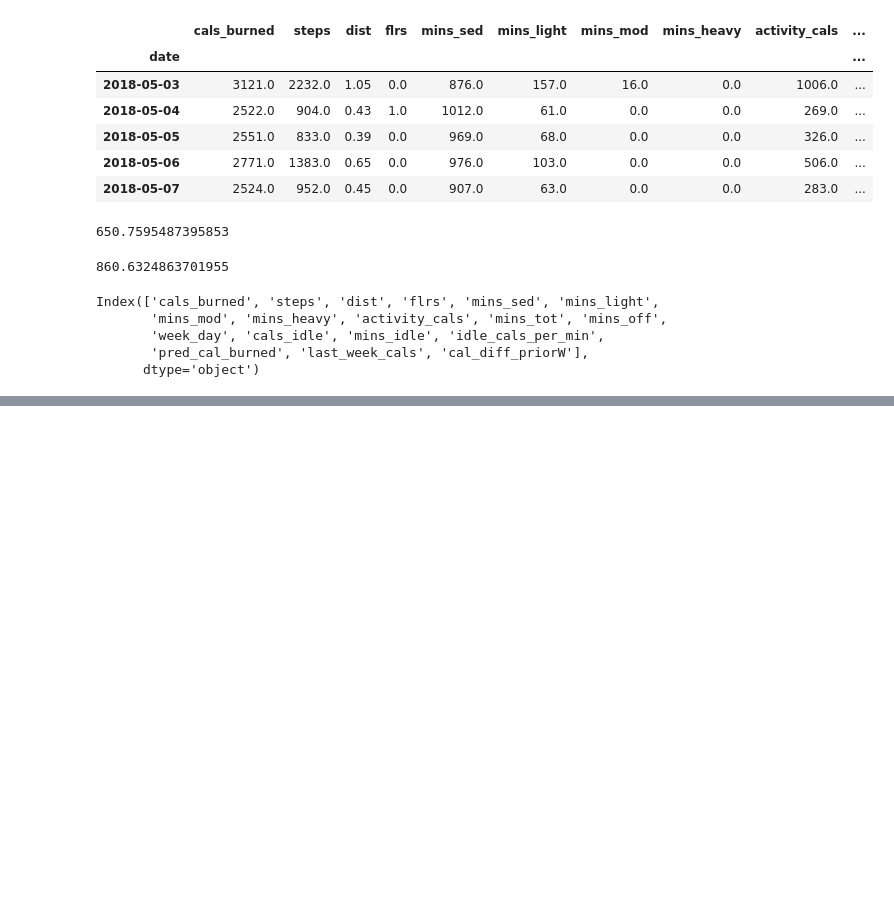
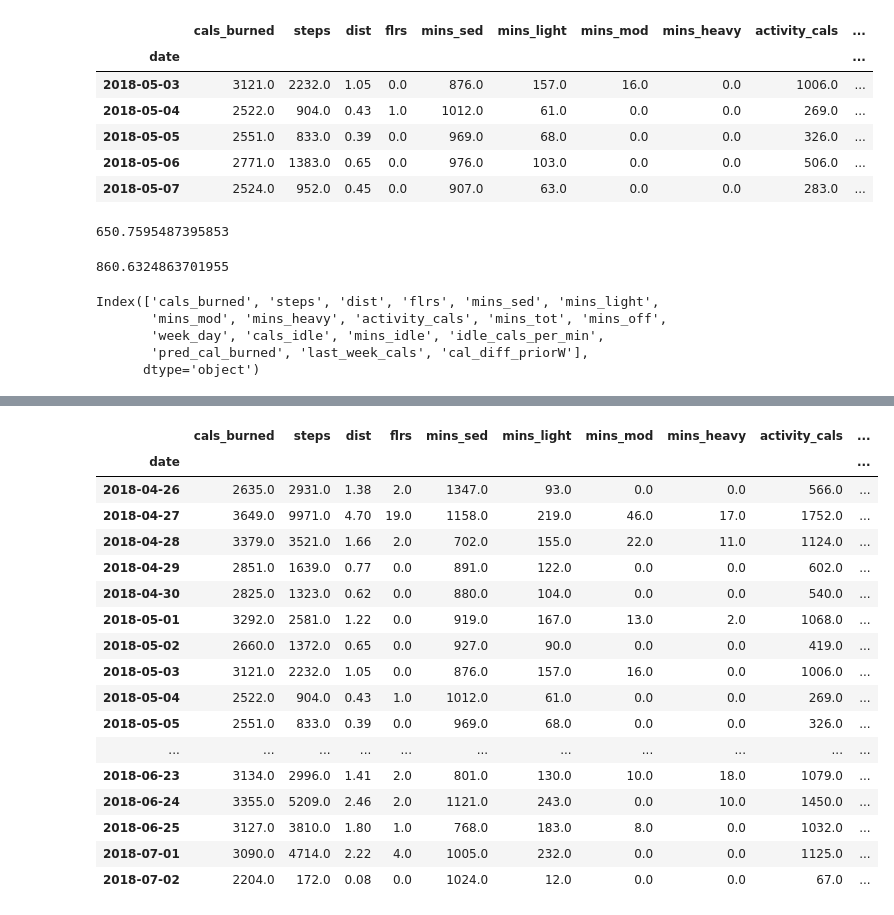
Before and after one commit to DoubleStufERoe/BayesP05_Fitbit, a Jupyter notebook: scratch_jeff.ipynb, the cells around one changed output, grey strips where cells are left out. Saved outputs shown, nothing was run; the diff lists cells and outputs as text; code cells hidden in the pictures; blank space fills up the shorter version.

```diff
--- a/scratch_jeff.ipynb
+++ b/scratch_jeff.ipynb
@@ -227,0 +248,21 @@ Index(['cals_burned', 'steps', 'dist', 'flrs', 'mins_sed', 'mins_light',
+# %%
+df_
+# %% [output]
+|  | cals_burned | steps | dist | flrs | mins_sed | mins_light | mins_mod | mins_heavy | activity_cals | ... |
+| date |  |  |  |  |  |  |  |  |  | ... |
+| 2018-04-26 | 2635.0 | 2931.0 | 1.38 | 2.0 | 1347.0 | 93.0 | 0.0 | 0.0 | 566.0 | ... |
+| 2018-04-27 | 3649.0 | 9971.0 | 4.70 | 19.0 | 1158.0 | 219.0 | 46.0 | 17.0 | 1752.0 | ... |
+| 2018-04-28 | 3379.0 | 3521.0 | 1.66 | 2.0 | 702.0 | 155.0 | 22.0 | 11.0 | 1124.0 | ... |
+| 2018-04-29 | 2851.0 | 1639.0 | 0.77 | 0.0 | 891.0 | 122.0 | 0.0 | 0.0 | 602.0 | ... |
+| 2018-04-30 | 2825.0 | 1323.0 | 0.62 | 0.0 | 880.0 | 104.0 | 0.0 | 0.0 | 540.0 | ... |
+| 2018-05-01 | 3292.0 | 2581.0 | 1.22 | 0.0 | 919.0 | 167.0 | 13.0 | 2.0 | 1068.0 | ... |
+| 2018-05-02 | 2660.0 | 1372.0 | 0.65 | 0.0 | 927.0 | 90.0 | 0.0 | 0.0 | 419.0 | ... |
+| 2018-05-03 | 3121.0 | 2232.0 | 1.05 | 0.0 | 876.0 | 157.0 | 16.0 | 0.0 | 1006.0 | ... |
+| 2018-05-04 | 2522.0 | 904.0 | 0.43 | 1.0 | 1012.0 | 61.0 | 0.0 | 0.0 | 269.0 | ... |
+| 2018-05-05 | 2551.0 | 833.0 | 0.39 | 0.0 | 969.0 | 68.0 | 0.0 | 0.0 | 326.0 | ... |
+| ... | ... | ... | ... | ... | ... | ... | ... | ... | ... | ... |
+| 2018-06-23 | 3134.0 | 2996.0 | 1.41 | 2.0 | 801.0 | 130.0 | 10.0 | 18.0 | 1079.0 | ... |
+| 2018-06-24 | 3355.0 | 5209.0 | 2.46 | 2.0 | 1121.0 | 243.0 | 0.0 | 10.0 | 1450.0 | ... |
+| 2018-06-25 | 3127.0 | 3810.0 | 1.80 | 1.0 | 768.0 | 183.0 | 8.0 | 0.0 | 1032.0 | ... |
+| 2018-07-01 | 3090.0 | 4714.0 | 2.22 | 4.0 | 1005.0 | 232.0 | 0.0 | 0.0 | 1125.0 | ... |
+| 2018-07-02 | 2204.0 | 172.0 | 0.08 | 0.0 | 1024.0 | 12.0 | 0.0 | 0.0 | 67.0 | ... |
```
Also changed, not shown: parts of 13 cells of this notebook, 2 other files.
